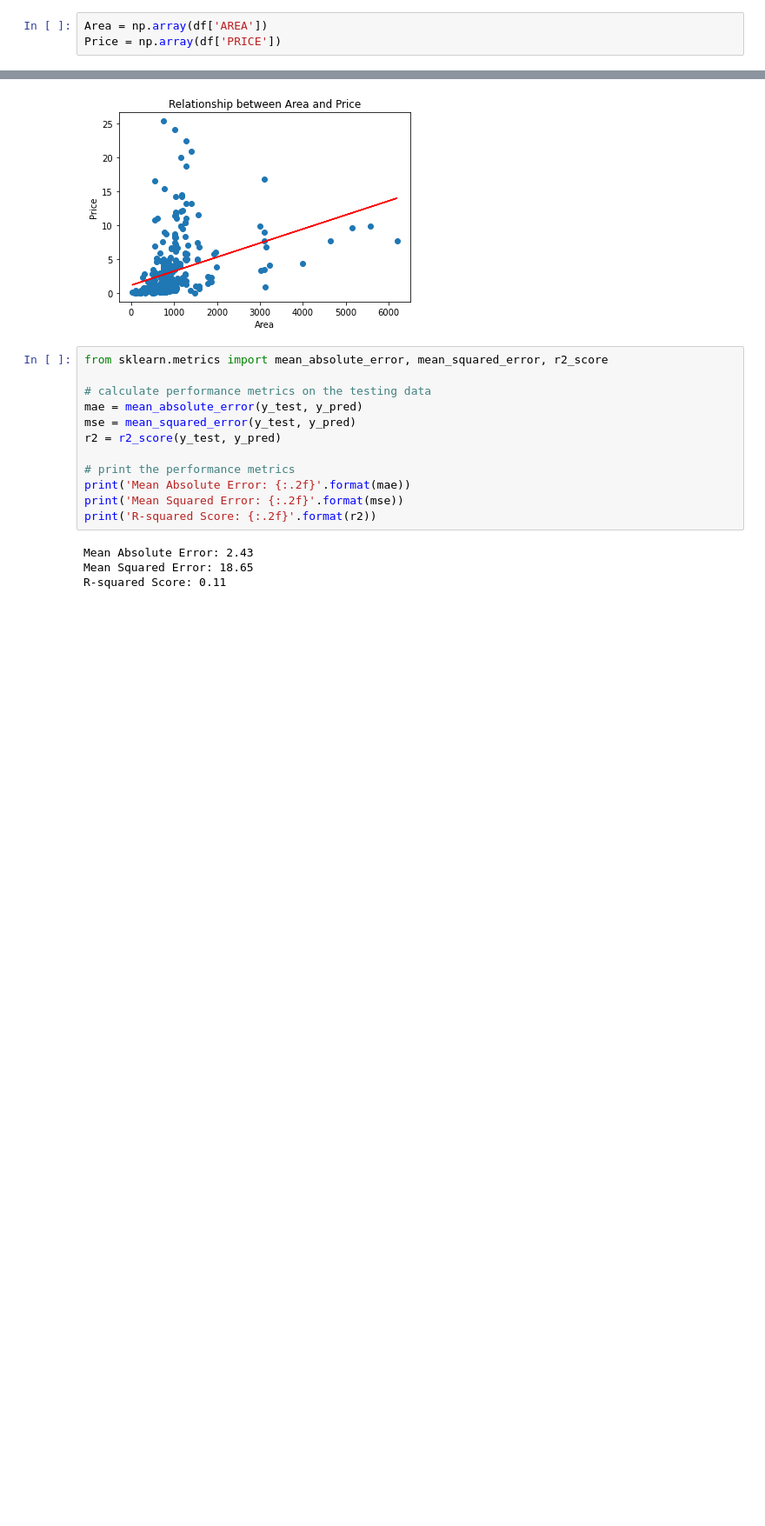
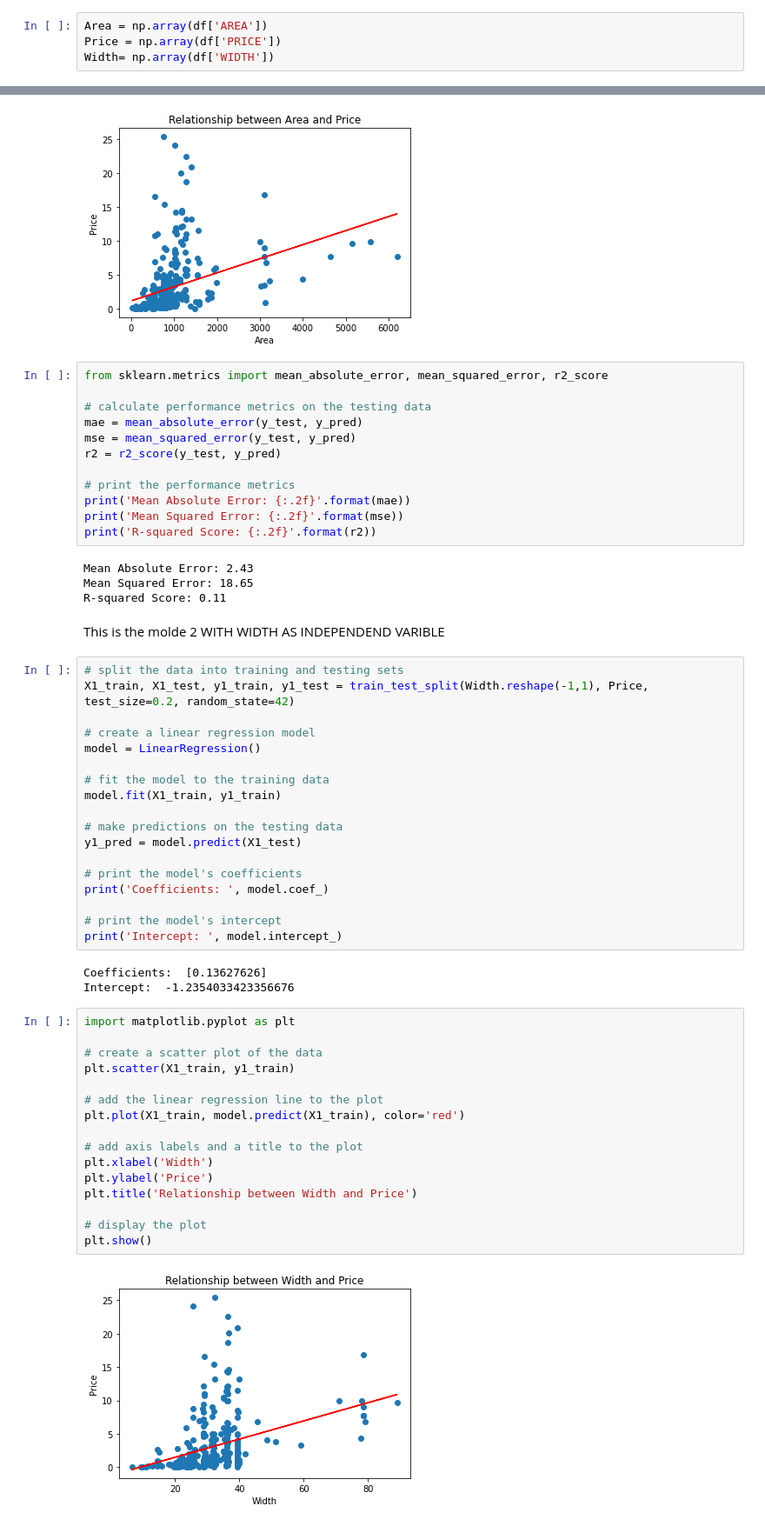
Before and after one commit to rghimre3/INFO5505_Machine_Learning_for-_Data_Scientist, a Jupyter notebook: INFO5505_Linear_Regression_(Assignment_1).ipynb, the cells around one changed output, grey strips where cells are left out. Shown: that part at 87% size. Cells and saved outputs as stored; diff of their text form; blank space fills up the shorter version.

```diff
--- a/INFO5505_Linear_Regression_(Assignment_1).ipynb
+++ b/INFO5505_Linear_Regression_(Assignment_1).ipynb
@@ -112,3 +114,4 @@ sns.pairplot(df)
 # %%
 Area = np.array(df['AREA'])
 Price = np.array(df['PRICE'])
+Width= np.array(df['WIDTH'])
@@ -167,3 +172,44 @@ print('R-squared Score: {:.2f}'.format(r2))
 Mean Absolute Error: 2.43
 Mean Squared Error: 18.65
 R-squared Score: 0.11
+# %% [markdown]
+This is the molde 2 WITH WIDTH AS INDEPENDEND VARIBLE
+# %%
+# split the data into training and testing sets
+X1_train, X1_test, y1_train, y1_test = train_test_split(Width.reshape(-1,1), Price, test_size=0.2, random_state=42)
+
+# create a linear regression model
+model = LinearRegression()
+
+# fit the model to the training data
+model.fit(X1_train, y1_train)
+
+# make predictions on the testing data
+y1_pred = model.predict(X1_test)
+
+# print the model's coefficients
+print('Coefficients: ', model.coef_)
+
+# print the model's intercept
+print('Intercept: ', model.intercept_)
+# %% [output]
+Coefficients:  [0.13627626]
+Intercept:  -1.2354033423356676
+# %%
+import matplotlib.pyplot as plt
+
+# create a scatter plot of the data
+plt.scatter(X1_train, y1_train)
+
+# add the linear regression line to the plot
+plt.plot(X1_train, model.predict(X1_train), color='red')
+
+# add axis labels and a title to the plot
+plt.xlabel('Width')
+plt.ylabel('Price')
+plt.title('Relationship between Width and Price')
+
+# display the plot
+plt.show()
+# %% [output]
+[figure, added]
```
Also changed, not shown: parts of 4 cells of this notebook.
